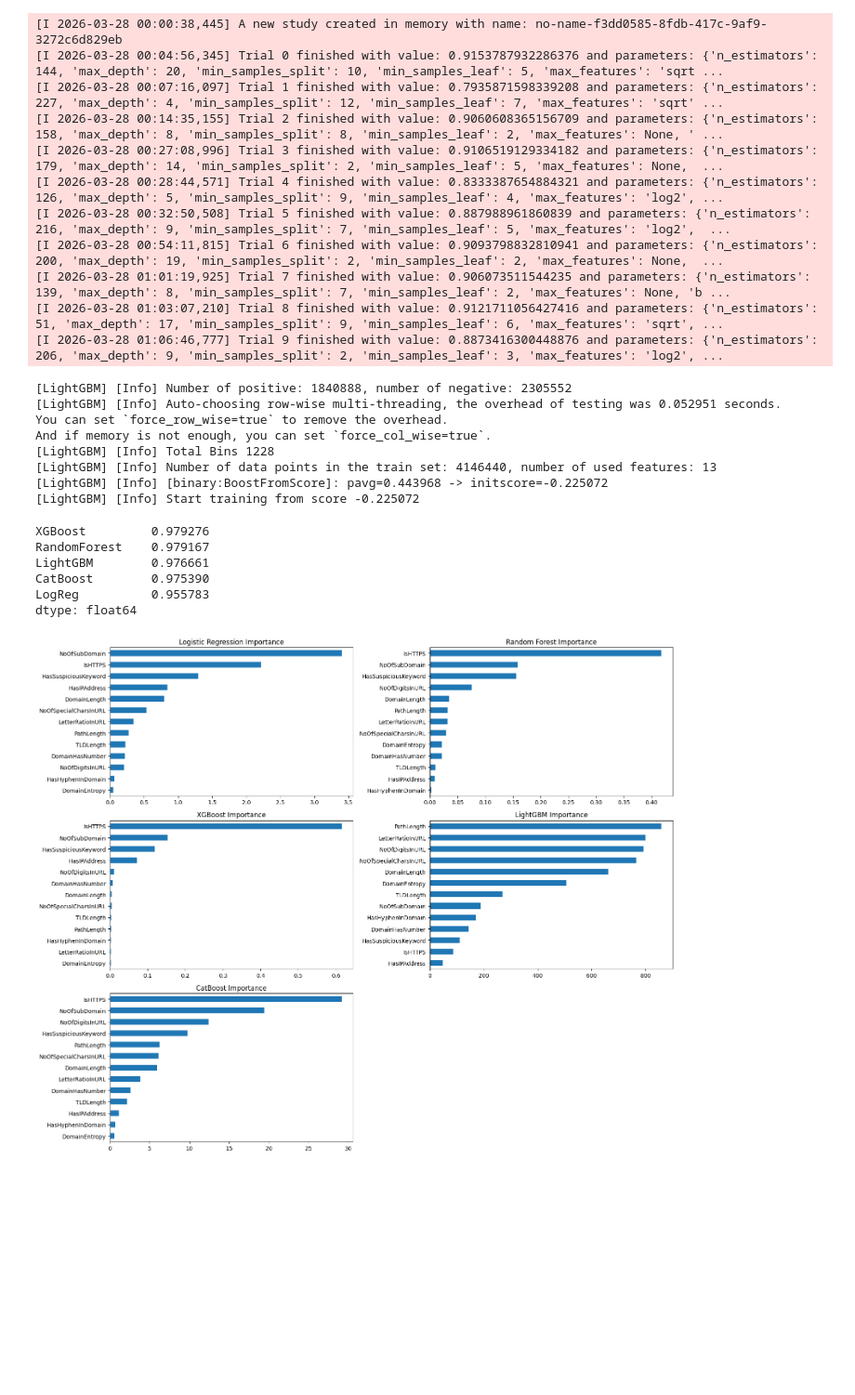
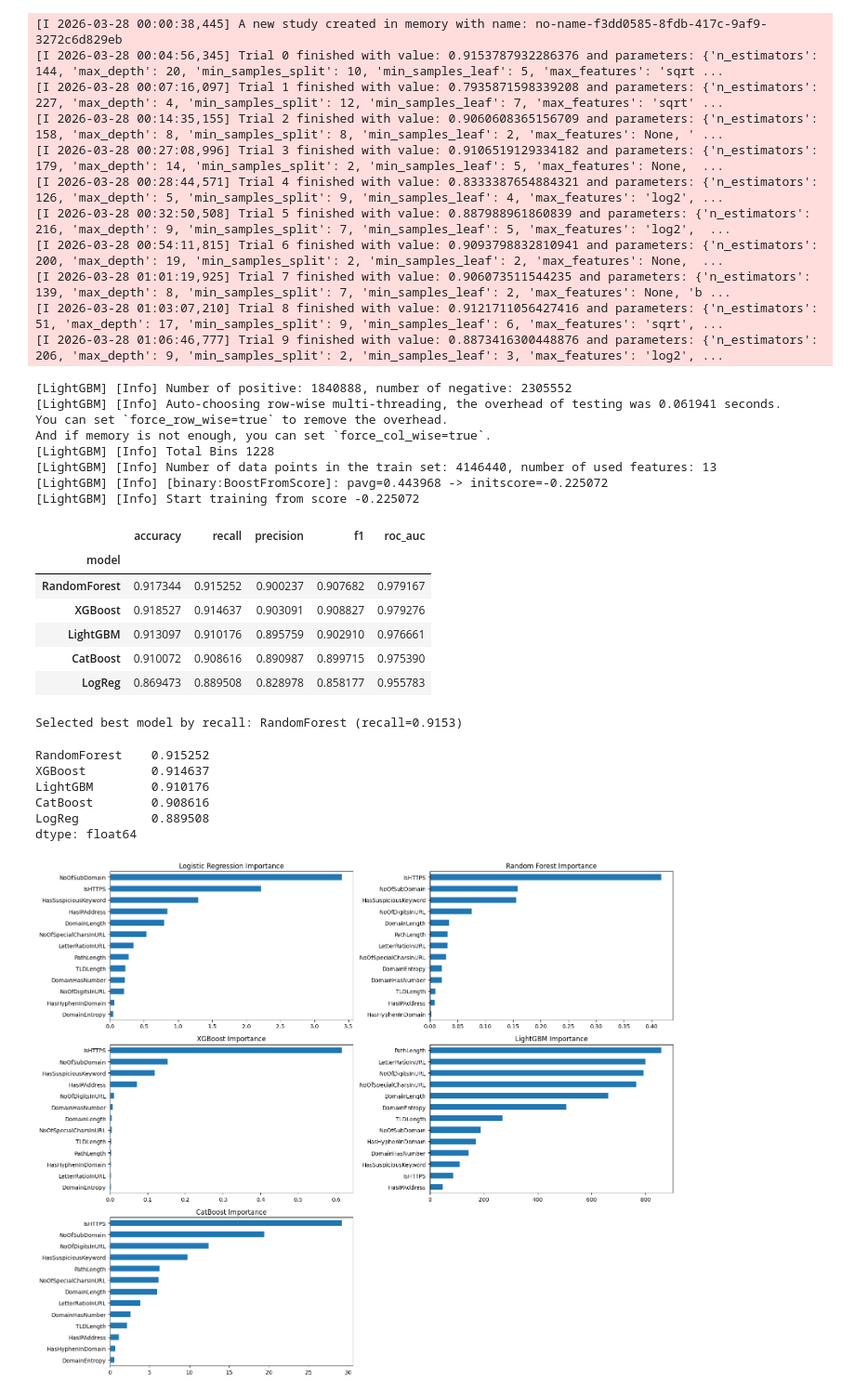
Before and after one commit to NafisNaufal/phishing-url-detection, a Jupyter notebook: week3.ipynb, the cells around one changed output. Shown at 93% size. Cells and saved outputs as stored; diff of their text form; code cells hidden in the pictures; blank space fills up the shorter version.

```diff
--- a/week3.ipynb
+++ b/week3.ipynb
@@ -1072,41 +1081,76 @@ best_models = {
 }
 # %%
 final_results = {}
+detailed = []
 
 for name, model in best_models.items():
-
     # Use log+scale for all final evaluations (consistent with Optuna runs)
     X_train_eval, X_test_eval = X_train_scaled, X_test_scaled
 
+    # Re-fit to ensure model weights are set
     model.fit(X_train_eval, y_train)
 
-    # prefer predict_proba where available
-    if hasattr(model, "predict_proba"):
-        preds = model.predict_proba(X_test_eval)[:,1]
+    if hasattr(model, 'predict_proba'):
+        y_prob = model.predict_proba(X_test_eval)[:,1]
+        y_pred = (y_prob >= 0.5).astype(int)
     else:
-        preds = model.predict(X_test_eval)
+        y_pred = model.predict(X_test_eval)
+        try:
+            y_prob = model.predict_proba(X_test_eval)[:,1]
+        except Exception:
+            y_prob = y_pred
 
-    score = roc_auc_score(y_test, preds)
+    # Compute metrics and store recall as primary selection metric
+    acc = accuracy_score(y_test, y_pred)
+    rec = recall_score(y_test, y_pred)
+    prec = precision_score(y_test, y_pred)
+    f1 = f1_score(y_test, y_pred)
+    roc = roc_auc_score(y_test, y_prob)
 
-    final_results[name] = score
+    final_results[name] = rec
+    detailed.append({
+        'model': name,
+        'accuracy': acc,
+        'recall': rec,
+        'precision': prec,
+        'f1': f1,
+        'roc_auc': roc
+    })
 
+# Present full table sorted by recall
+df_final = pd.DataFrame(detailed).set_index('model').sort_values(by='recall', ascending=False)
+display(df_final)
 
+# Select best model by recall and show it
+best_by_recall = pd.Series(final_results).idxmax()
+best_recall_value = pd.Series(final_results).max()
+print(f"Selected best model by recall: {best_by_recall} (recall={best_recall_value:.4f})")
+
+# Keep `final_results` as a simple recall lookup for downstream cells
 pd.Series(final_results).sort_values(ascending=False)
 # %% [output]
 [LightGBM] [Info] Number of positive: 1840888, number of negative: 2305552
-[LightGBM] [Info] Auto-choosing row-wise multi-threading, the overhead of testing was 0.052951 seconds.
+[LightGBM] [Info] Auto-choosing row-wise multi-threading, the overhead of testing was 0.061941 seconds.
 You can set `force_row_wise=true` to remove the overhead.
 And if memory is not enough, you can set `force_col_wise=true`.
 [LightGBM] [Info] Total Bins 1228
 [LightGBM] [Info] Number of data points in the train set: 4146440, number of used features: 13
 [LightGBM] [Info] [binary:BoostFromScore]: pavg=0.443968 -> initscore=-0.225072
 [LightGBM] [Info] Start training from score -0.225072
+|  | accuracy | recall | precision | f1 | roc_auc |
+| model |  |  |  |  |  |
+| RandomForest | 0.917344 | 0.915252 | 0.900237 | 0.907682 | 0.979167 |
+| XGBoost | 0.918527 | 0.914637 | 0.903091 | 0.908827 | 0.979276 |
+| LightGBM | 0.913097 | 0.910176 | 0.895759 | 0.902910 | 0.976661 |
+| CatBoost | 0.910072 | 0.908616 | 0.890987 | 0.899715 | 0.975390 |
+| LogReg | 0.869473 | 0.889508 | 0.828978 | 0.858177 | 0.955783 |
-XGBoost         0.979276
-RandomForest    0.979167
-LightGBM        0.976661
-CatBoost        0.975390
-LogReg          0.955783
-dtype: float64
+Selected best model by recall: RandomForest (recall=0.9153)
+RandomForest    0.915252
+XGBoost         0.914637
+LightGBM        0.910176
+CatBoost        0.908616
+LogReg          0.889508
+dtype: float64
 # %%
 import matplotlib.pyplot as plt
 import pandas as pd
```
Also changed, not shown: parts of 5 cells of this notebook, 7 other files.
